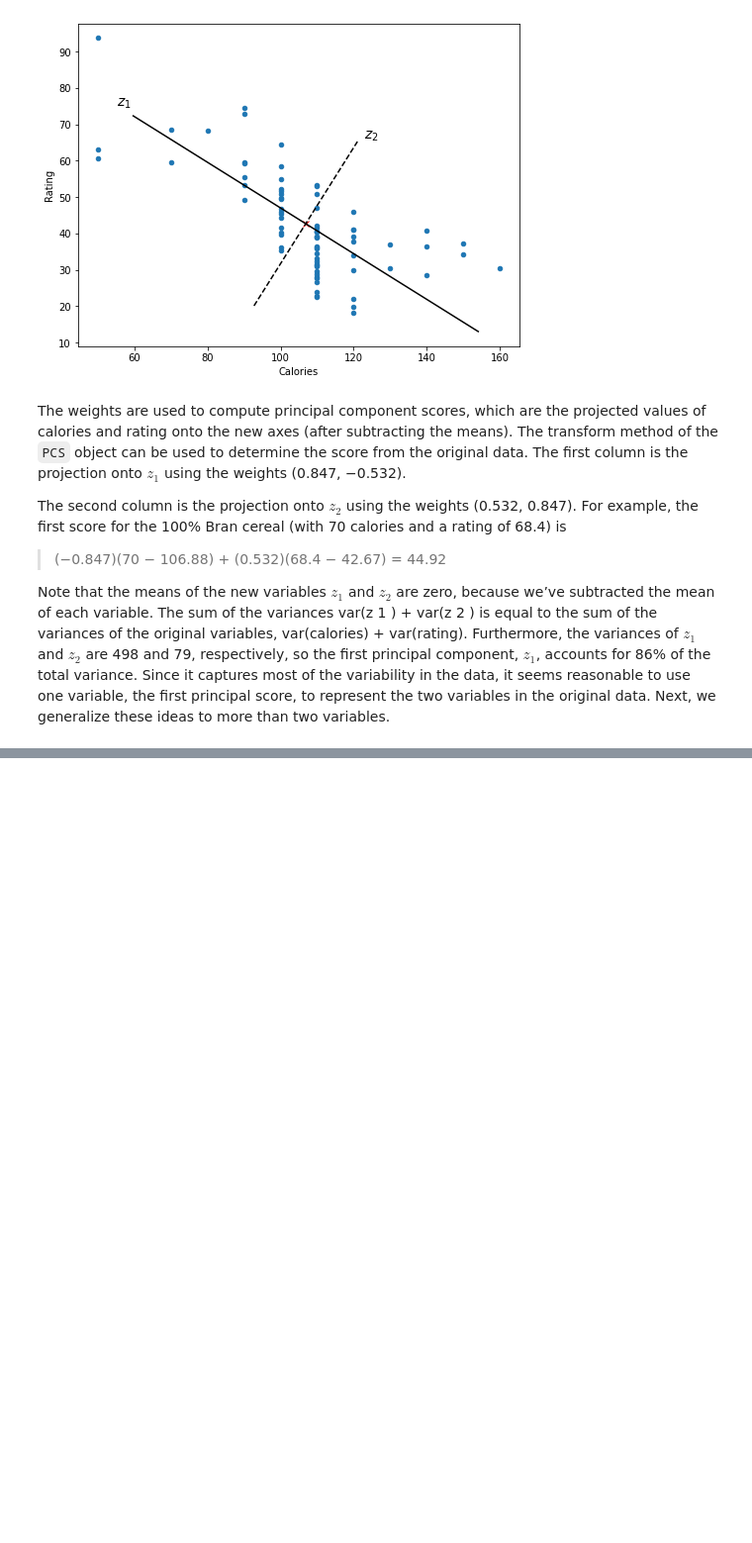
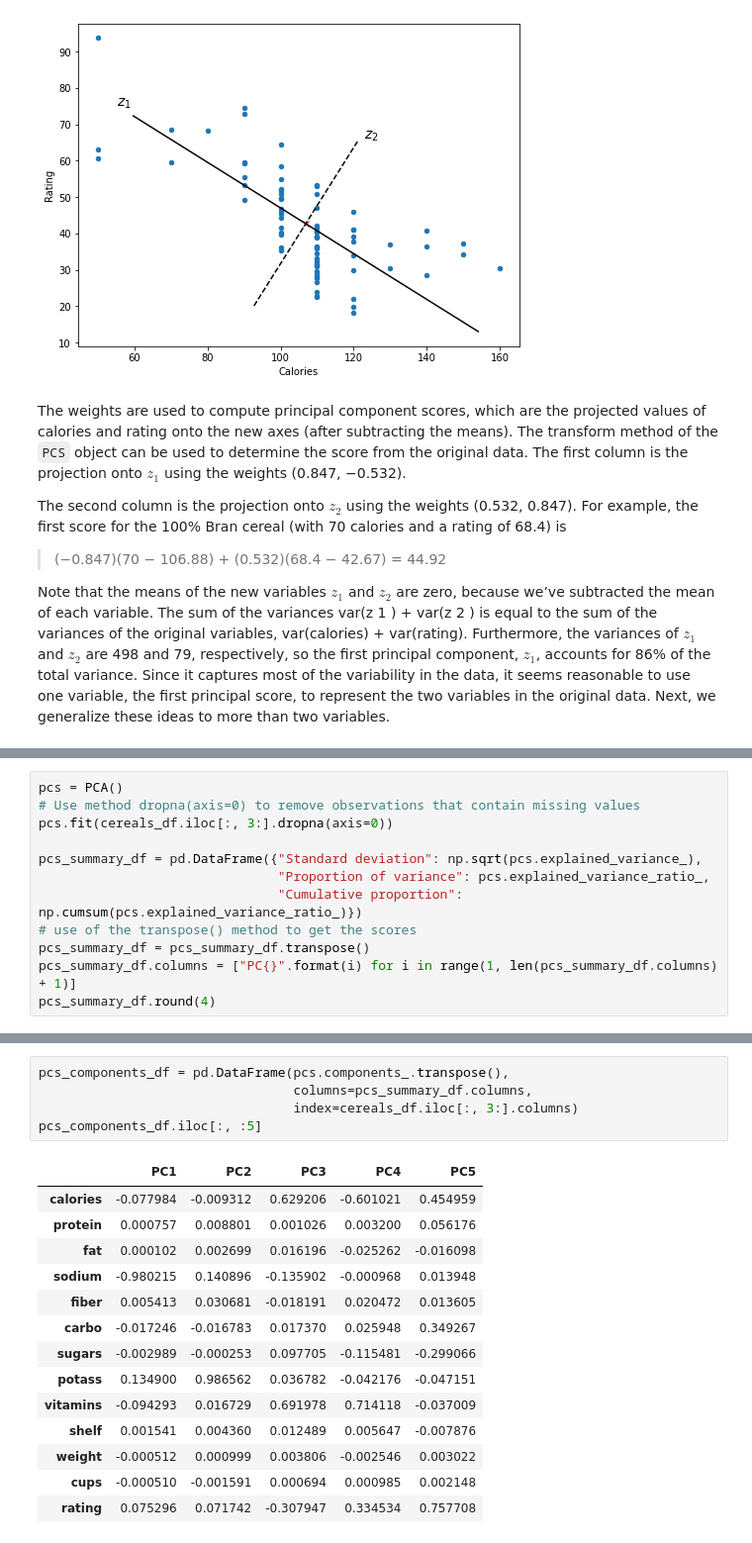
Before and after one commit to jeantardelli/data-mining-for-business-analytics, a Jupyter notebook: analysis/dimension-reduction.ipynb, the cells around one changed output, grey strips where cells are left out. Shown: that part at 99% size. Saved outputs shown, nothing was run; the diff lists cells and outputs as text; blank space fills up the shorter version.

```diff
--- a/analysis/dimension-reduction.ipynb
+++ b/analysis/dimension-reduction.ipynb
@@ -435,0 +450,12 @@ Note that the means of the new variables $z_1$ and $z_2$ are zero, because we’
+# %%
+pcs = PCA()
+# Use method dropna(axis=0) to remove observations that contain missing values
+pcs.fit(cereals_df.iloc[:, 3:].dropna(axis=0))
+
+pcs_summary_df = pd.DataFrame({"Standard deviation": np.sqrt(pcs.explained_variance_),
+                               "Proportion of variance": pcs.explained_variance_ratio_,
+                               "Cumulative proportion": np.cumsum(pcs.explained_variance_ratio_)})
+# use of the transpose() method to get the scores
+pcs_summary_df = pcs_summary_df.transpose()
+pcs_summary_df.columns = ["PC{}".format(i) for i in range(1, len(pcs_summary_df.columns) + 1)]
+pcs_summary_df.round(4)
@@ -435,0 +467,20 @@ Note that the means of the new variables $z_1$ and $z_2$ are zero, because we’
+# %%
+pcs_components_df = pd.DataFrame(pcs.components_.transpose(),
+                                 columns=pcs_summary_df.columns,
+                                 index=cereals_df.iloc[:, 3:].columns)
+pcs_components_df.iloc[:, :5]
+# %% [output]
+|  | PC1 | PC2 | PC3 | PC4 | PC5 |
+| calories | -0.077984 | -0.009312 | 0.629206 | -0.601021 | 0.454959 |
+| protein | 0.000757 | 0.008801 | 0.001026 | 0.003200 | 0.056176 |
+| fat | 0.000102 | 0.002699 | 0.016196 | -0.025262 | -0.016098 |
+| sodium | -0.980215 | 0.140896 | -0.135902 | -0.000968 | 0.013948 |
+| fiber | 0.005413 | 0.030681 | -0.018191 | 0.020472 | 0.013605 |
+| carbo | -0.017246 | -0.016783 | 0.017370 | 0.025948 | 0.349267 |
+| sugars | -0.002989 | -0.000253 | 0.097705 | -0.115481 | -0.299066 |
+| potass | 0.134900 | 0.986562 | 0.036782 | -0.042176 | -0.047151 |
+| vitamins | -0.094293 | 0.016729 | 0.691978 | 0.714118 | -0.037009 |
+| shelf | 0.001541 | 0.004360 | 0.012489 | 0.005647 | -0.007876 |
+| weight | -0.000512 | 0.000999 | 0.003806 | -0.002546 | 0.003022 |
+| cups | -0.000510 | -0.001591 | 0.000694 | 0.000985 | 0.002148 |
+| rating | 0.075296 | 0.071742 | -0.307947 | 0.334534 | 0.757708 |
```
Also changed, not shown: parts of 8 cells of this notebook, 1 other file.
